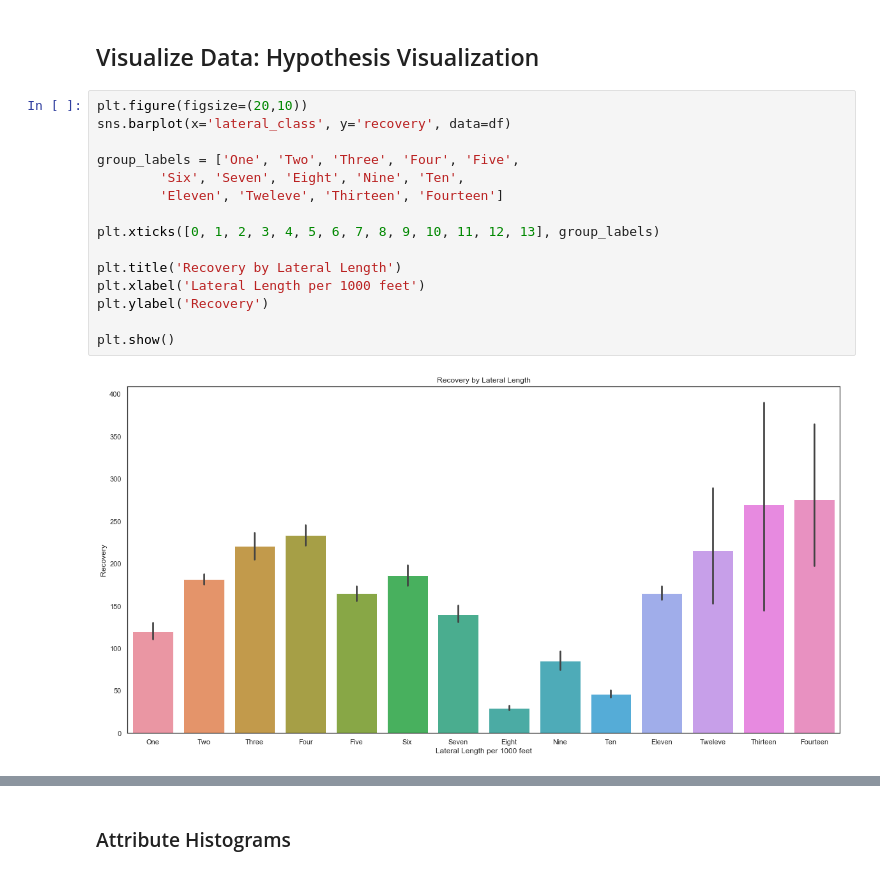
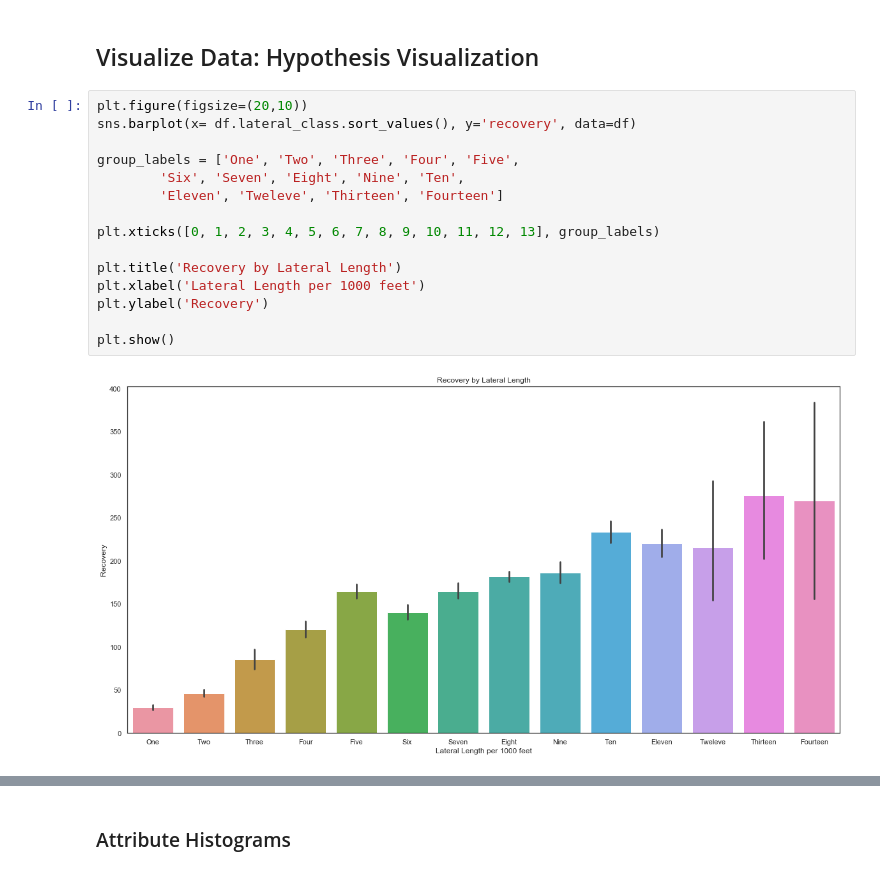
Before and after one commit to duc-analytica/DUC, a Jupyter notebook: explore.ipynb, the cells around one changed output, grey strips where cells are left out. Saved outputs shown, nothing was run; the diff lists cells and outputs as text.

```diff
--- a/explore.ipynb
+++ b/explore.ipynb
@@ -118,21 +93,21 @@ df.describe()
 ## Visualize Data: Hypothesis Visualization
 # %%
 plt.figure(figsize=(20,10))
-sns.barplot(x='lateral_class', y='recovery', data=df)
+sns.barplot(x= df.lateral_class.sort_values(), y='recovery', data=df)
 
 group_labels = ['One', 'Two', 'Three', 'Four', 'Five',
         'Six', 'Seven', 'Eight', 'Nine', 'Ten',
         'Eleven', 'Tweleve', 'Thirteen', 'Fourteen']
 
 plt.xticks([0, 1, 2, 3, 4, 5, 6, 7, 8, 9, 10, 11, 12, 13], group_labels)
 
 plt.title('Recovery by Lateral Length')
 plt.xlabel('Lateral Length per 1000 feet')
 plt.ylabel('Recovery')
 
 plt.show()
 # %% [output]
-[figure, old version]
+[figure, new version]
 # %%
 sns.set(style="white")
 
```
Also changed, not shown: parts of 5 cells of this notebook.
